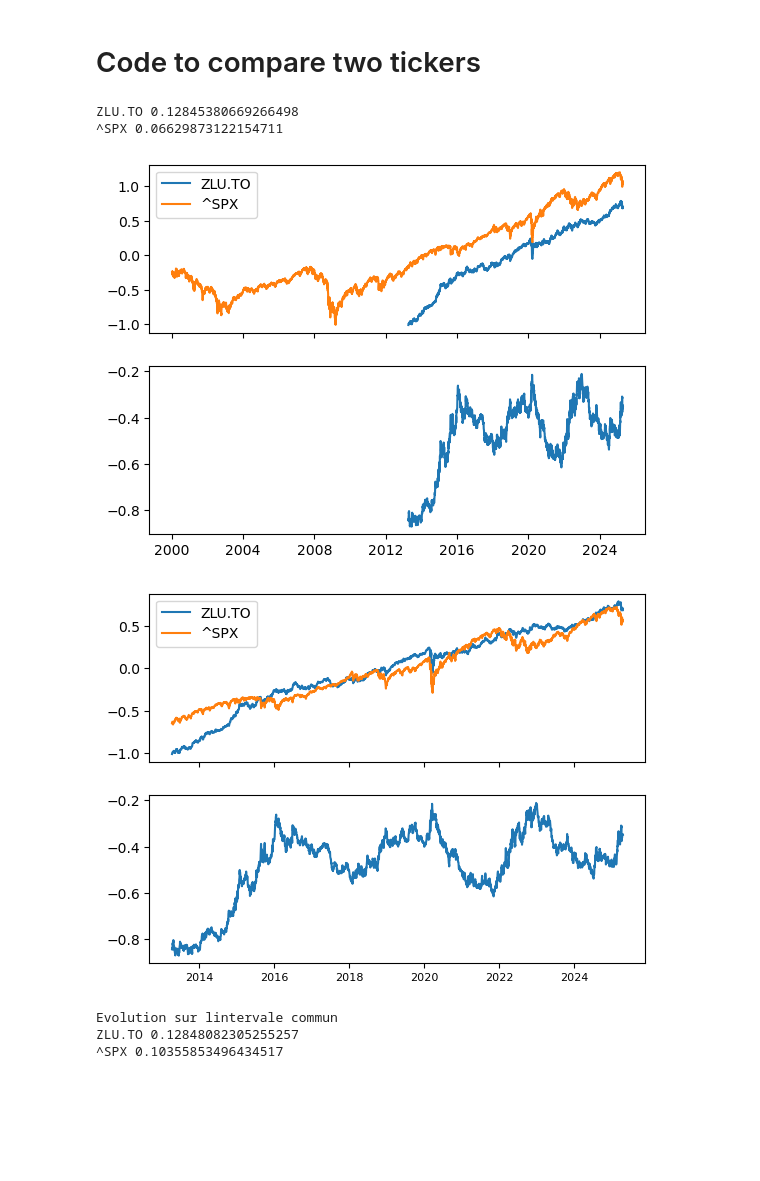
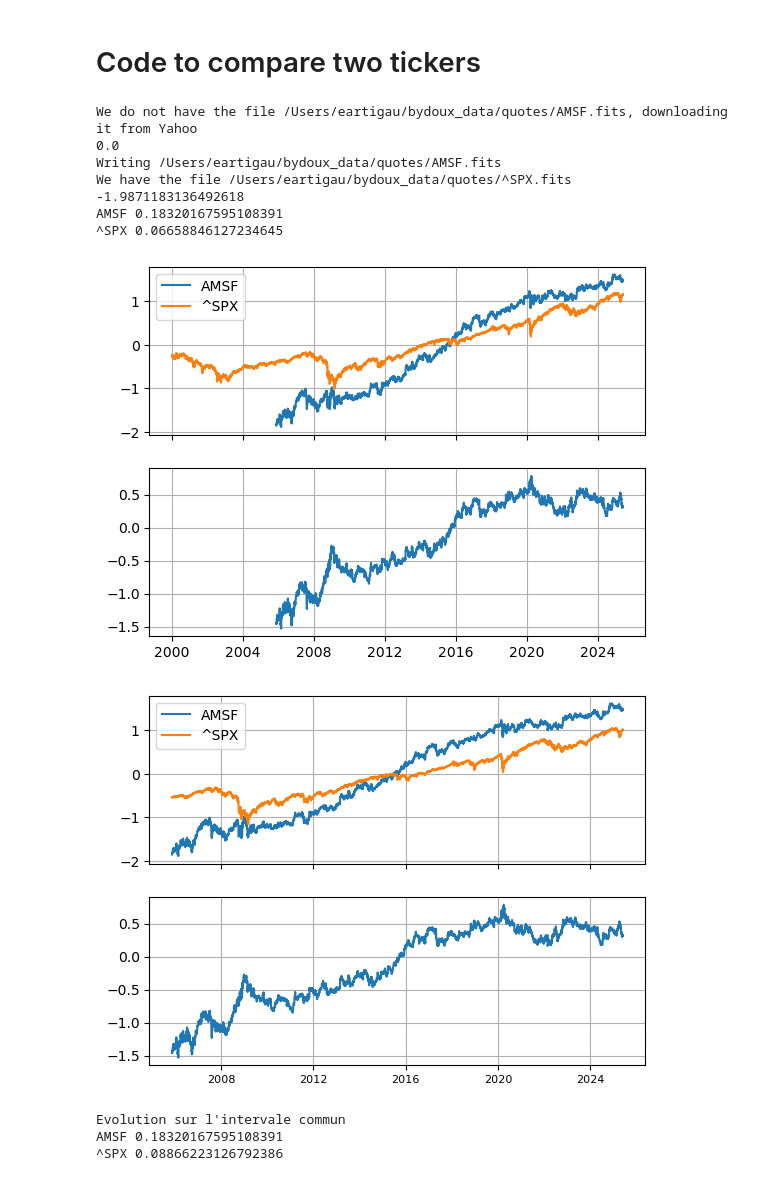
Before and after one commit to eartigau/bydoux, a Jupyter notebook: side_by_side.ipynb, the cells around one changed output. Drawn from its saved outputs; the diff is of its cells as text; code cells hidden in the pictures; blank space fills up the shorter version.

```diff
--- a/side_by_side.ipynb
+++ b/side_by_side.ipynb
@@ -1,6 +1,16 @@
 # %% [markdown]
 # Code to compare two tickers
 # %%
+tickers = 'ZSP-U.TO','^SPX' # comme le S&P500 mais avec +3%
+
+tickers = 'ZQQ.TO','ZNQ.TO' #
+tickers = 'ZPAY.TO','^SPX' # dispersion très basse, principalement des dividendes
+
+tickers = 'AMSF','^SPX' # dispersion très basse, principalement des dividendes
+
+#tickers = 'ZWG.TO','^SPX' #
+
+
 #tickers = 'ZLU.TO','ZCN.TO'
 #tickers = 'ZGLD.TO','XGD.TO'
 #tickers = '^SPX','XGD.TO'
@@ -11,10 +21,16 @@
 #tickers = 'ZLU.TO','VE.TO'
 
 #tickers = 'ZLU.TO','^SPX'
-tickers = 'ZLU.TO','^SPX'
-#tickers = 'ZLU.TO','^SPX'
+#tickers = 'ZLU.TO','ZGLD.TO'
+#tickers = 'HURA.TO','DRFC.TO'
 #tickers = 'EBNK.TO','^SPX'
 #tickers = 'BKCL.TO','^SPX'
+#tickers = 'ZLB.TO','ZWP.TO'
+#tickers = 'ZPAY.TO','ZWG.TO'
+#tickers = 'ZCN.TO','ZSP.TO'
+
+
+#tickers = 'ZEA.TO','ZDH.TO'
 # %%
 import bydoux_tools as bt
 import numpy as np
@@ -56,8 +72,13 @@ for i in range(len(tbl1)):
         # Find the index in tbl2 where the date matches and mark as True
         keep2[np.where(tbl2['mjd'] == tbl1['mjd'][i])[0][0]] = True
 # %% [output]
-ZLU.TO 0.12845380669266498
-^SPX 0.06629873122154711
+We do not have the file /Users/eartigau/bydoux_data/quotes/AMSF.fits, downloading it from Yahoo
+0.0
+Writing /Users/eartigau/bydoux_data/quotes/AMSF.fits
+We have the file /Users/eartigau/bydoux_data/quotes/^SPX.fits
+-1.9871183136492618
+AMSF 0.18320167595108391
+^SPX 0.06658846127234645
 # %%
 # Plot 1: Show both tickers' log_close values over time (full available range)
 fig, ax = plt.subplots(nrows=2, ncols=1, sharex=True)  # Create a figure with 2 subplots sharing the x-axis
@@ -69,6 +90,8 @@ ax[0].plot(tbl2['plot_date'], tbl2['log_close'], label=tickers[1])
 ax[1].plot(tbl1['plot_date'][keep1], tbl1['log_close'][keep1] - tbl2['log_close'][keep2])
 # Add a legend to the first subplot
 ax[0].legend()
+ax[0].grid()
+ax[1].grid()
 # Display the plot
 plt.show()
 
@@ -83,38 +106,41 @@ ax[0].plot(
 # Plot the second ticker's centered log_close values (mean subtracted, only common dates)
 ax[0].plot(
     tbl2['plot_date'][keep2],
     tbl2['log_close'][keep2] - np.mean(tbl2['log_close'][keep2]),
     label=tickers[1]
 )
 # Plot the difference between the two tickers (only on common dates)
 ax[1].plot(
     tbl1['plot_date'][keep1],
     tbl1['log_close'][keep1] - tbl2['log_close'][keep2]
 )
 # Add a legend to the first subplot
 ax[0].legend()
 # Change the font size of the x-axis tick labels for both subplots for better readability
 for tick in ax[0].get_xticklabels():
     tick.set_fontsize(8)
 for tick in ax[1].get_xticklabels():
     tick.set_fontsize(8)
 # Display the plot
+
+ax[0].grid()
+ax[1].grid()
 plt.show()
 
 # Print the evolution (trend) of each ticker on the common interval
 print("Evolution sur l'intervale commun")
 # Fit a linear trend (slope) to the first ticker's log_close values over time (common dates, time in years)
 fit = np.polyfit(tbl1['mjd'][keep1] / 365.24, tbl1['log_close'][keep1], 1)
 print(tickers[0], fit[0])  # Print the slope for the first ticker
 # Fit a linear trend (slope) to the second ticker's log_close values over time (common dates, time in years)
 fit = np.polyfit(tbl2['mjd'][keep2] / 365.24, tbl2['log_close'][keep2], 1)
 print(tickers[1], fit[0])  # Print the slope for the second ticker
 # %% [output]
-[figure, old version]
+[figure, new version]
-[figure, old version]
+[figure, new version]
-Evolution sur lintervale commun
-ZLU.TO 0.12848082305255257
-^SPX 0.10355853496434517
+Evolution sur l'intervale commun
+AMSF 0.18320167595108391
+^SPX 0.08866223126792386
 # %%
 # Compute unique years present in tbl1 for the dates where keep1 is True (i.e., common dates)
 uyrs1 = np.unique(tbl1['year'][keep1])
```
Also changed, not shown: parts of 2 cells of this notebook, 9 other files.
